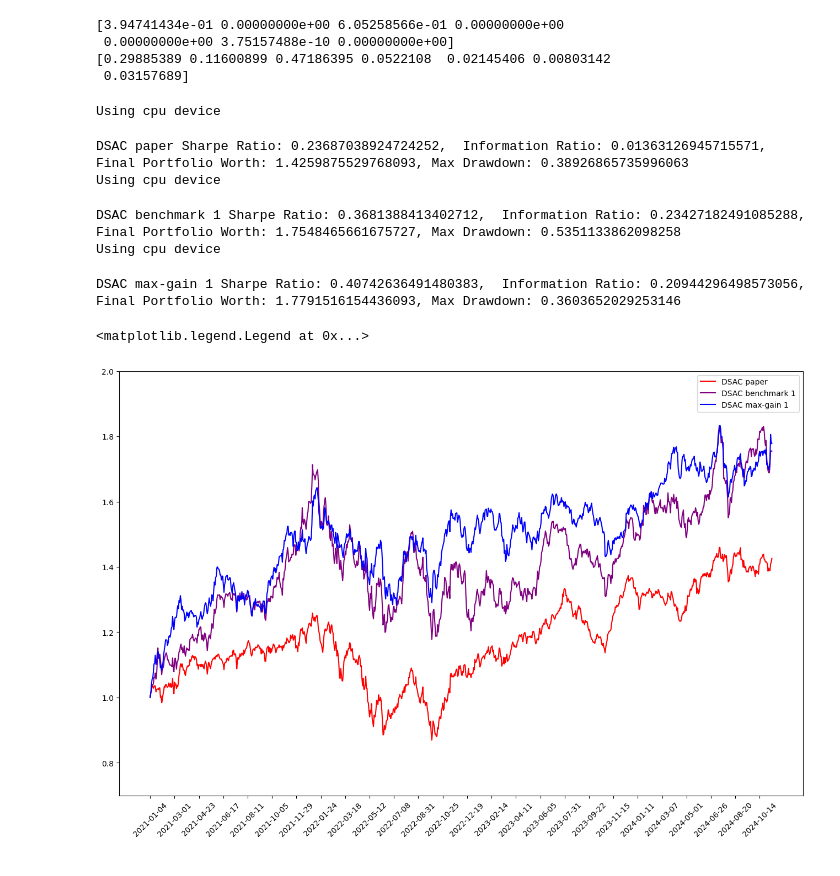
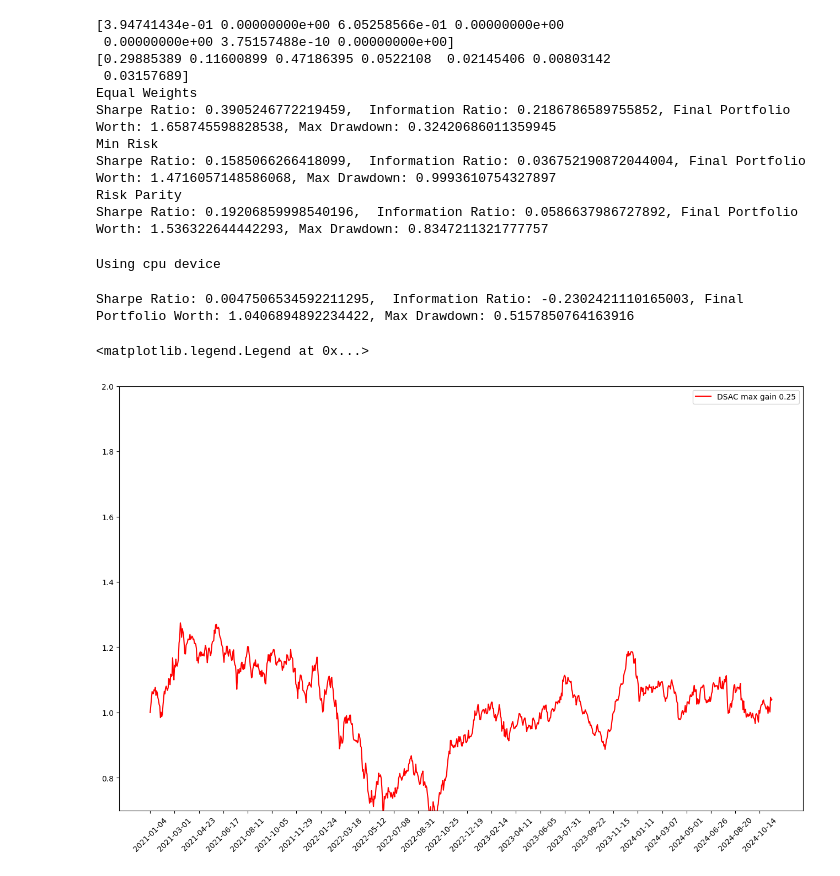
Before and after one commit to sohamviradiya/satan, a Jupyter notebook: evaluate.ipynb, the cells around one changed output. Drawn from its saved outputs; the diff is of its cells as text; code cells hidden in the pictures.

```diff
--- a/evaluate.ipynb
+++ b/evaluate.ipynb
@@ -11,9 +56,23 @@ from environments.benchmark import create_env_benchmark
 investment_period = 1 # each 1 investment days
 reward_period = 15 # each 15 investment periods
 prices,eval_benchmark,observations,eval_dates = fetch_observations(tickers,investment_period,'2021-01-01','2024-12-31')
+
 eval_env = create_env_benchmark(prices,eval_benchmark,observations,20,0)
+
+print('Equal Weights')
+calculate_portfolio_metrics(eval_benchmark, equal_weights)
+print('Min Risk')
+calculate_portfolio_metrics(eval_benchmark, min_risk)
+print('Risk Parity')
+calculate_portfolio_metrics(eval_benchmark, risk_parity)
 # %% [output]
 [3.94741434e-01 0.00000000e+00 6.05258566e-01 0.00000000e+00
  0.00000000e+00 3.75157488e-10 0.00000000e+00]
 [0.29885389 0.11600899 0.47186395 0.0522108  0.02145406 0.00803142
  0.03157689]
+Equal Weights
+Sharpe Ratio: 0.3905246772219459,  Information Ratio: 0.2186786589755852, Final Portfolio Worth: 1.658745598828538, Max Drawdown: 0.32420686011359945
+Min Risk
+Sharpe Ratio: 0.1585066266418099,  Information Ratio: 0.036752190872044004, Final Portfolio Worth: 1.4716057148586068, Max Drawdown: 0.9993610754327897
+Risk Parity
+Sharpe Ratio: 0.19206859998540196,  Information Ratio: 0.0586637986727892, Final Portfolio Worth: 1.536322644442293, Max Drawdown: 0.8347211321777757
@@ -76,38 +79,37 @@ def evaluate_DSAC(model_path):
+# %%
+def evaluate_SAC(model_path):
+    model = SAC.load(f'./models/{model_path}.zip')
+    return evaluate_portfolio(eval_env, eval_benchmark, model)
+
+def evaluate_DSAC(model_path):
+    bare_model = DSAC(policy='MlpPolicy', env=eval_env, verbose=1)
+    bare_model.set_parameters(f'./models/{model_path}.zip')
+    return evaluate_portfolio(eval_env, eval_benchmark, bare_model)
 # %%
 models = {
-    'DSAC paper':  'DSAC_env_0',
-    'DSAC benchmark 1':  'DSAC_env_5',
-    'DSAC max-gain 1':  'DSAC_env_10',
+    'DSAC max gain 0.25':  'DSAC_env_7',
 }
 
 plt.figure(figsize=(16,10))
 i = 0
 
-colors = ['red','purple','blue','green','orange','pink','gray']
+colors = ['red','purple','blue','green','orange','pink','gray','brown','yellow','cyan','magenta']
 
 for model_name,model_path in models.items():
     if 'DSAC' in model_path:
-        portfolio_worths, sharpe_ratio, information_ratio, max_drawdown = evaluate_DSAC(model_path)
+        portfolio_worths = evaluate_DSAC(model_path)
     else:
-        portfolio_worths, sharpe_ratio, information_ratio, max_drawdown = evaluate_SAC(model_path)
-    print(f'{model_name} Sharpe Ratio: {sharpe_ratio},  Information Ratio: {information_ratio}, Final Portfolio Worth: {portfolio_worths[-1]}, Max Drawdown: {max_drawdown}')
-
+        portfolio_worths = evaluate_SAC(model_path)
     plt.plot(eval_dates,portfolio_worths, linestyle='-',label=f'{model_name}', color = colors[i])
     i += 1
 
 eval_benchmark_relative = eval_benchmark/eval_benchmark[0]
 
-# plt.plot(eval_dates,eval_benchmark_relative, label='Benchmark', color='black')
-
 plt.xticks(eval_dates[::(len(eval_dates)//25)],rotation=45)
 plt.ylim(0.7,2)
 plt.legend()
 # %% [output]
 Using cpu device
-DSAC paper Sharpe Ratio: 0.23687038924724252,  Information Ratio: 0.01363126945715571, Final Portfolio Worth: 1.4259875529768093, Max Drawdown: 0.38926865735996063
-Using cpu device
+Sharpe Ratio: 0.0047506534592211295,  Information Ratio: -0.2302421110165003, Final Portfolio Worth: 1.0406894892234422, Max Drawdown: 0.5157850764163916
-DSAC benchmark 1 Sharpe Ratio: 0.3681388413402712,  Information Ratio: 0.23427182491085288, Final Portfolio Worth: 1.7548465661675727, Max Drawdown: 0.5351133862098258
-Using cpu device
+<matplotlib.legend.Legend at 0x...>
-DSAC max-gain 1 Sharpe Ratio: 0.40742636491480383,  Information Ratio: 0.20944296498573056, Final Portfolio Worth: 1.7791516154436093, Max Drawdown: 0.3603652029253146
-<matplotlib.legend.Legend at 0x...>
-[figure, old version]
+[figure, new version]
```
Also changed, not shown: parts of 2 cells of this notebook, 1 other file.
